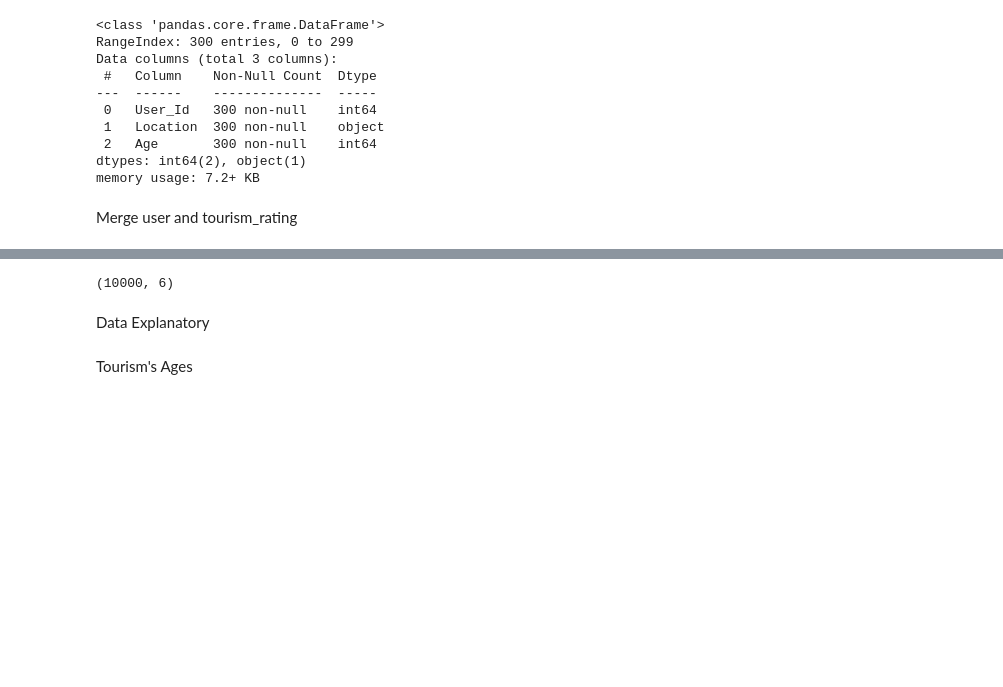
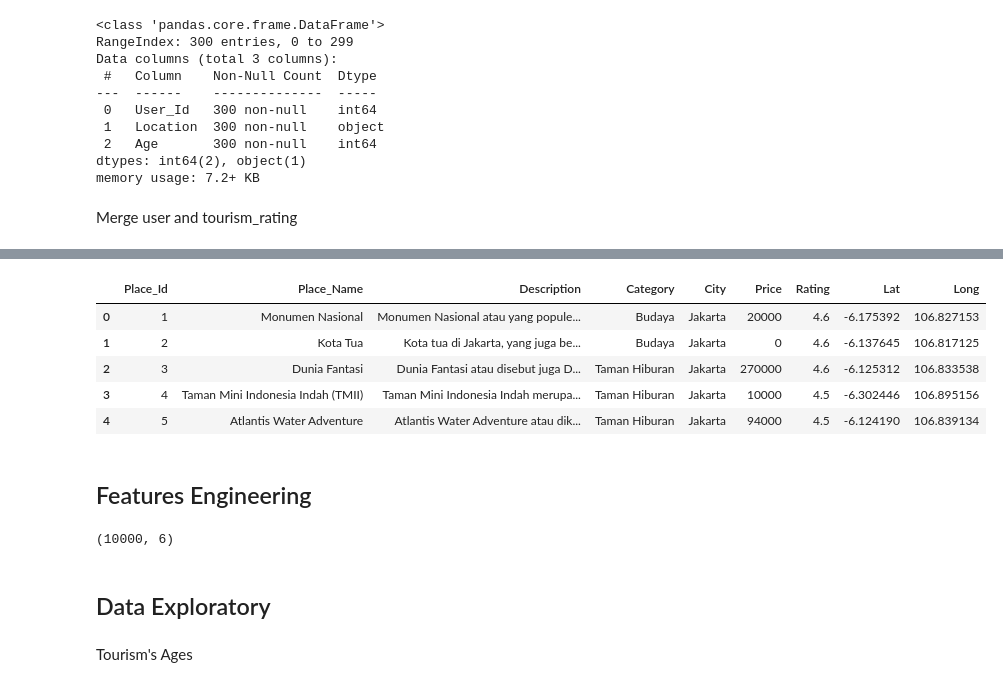
Before and after one commit to alrappie/Indonesia-Tourism-Destination, a Jupyter notebook: main.ipynb, the cells around one changed output, grey strips where cells are left out. Drawn from its saved outputs; the diff is of its cells as text; code cells hidden in the pictures; blank space fills up the shorter version.

```diff
--- a/main.ipynb
+++ b/main.ipynb
@@ -194,3 +190,14 @@ Data Engineering
+# %%
+tourism_with_id.head()
+# %% [output]
+|  | Place_Id | Place_Name | Description | Category | City | Price | Rating | Lat | Long |
+| 0 | 1 | Monumen Nasional | Monumen Nasional atau yang popule... | Budaya | Jakarta | 20000 | 4.6 | -6.175392 | 106.827153 |
+| 1 | 2 | Kota Tua | Kota tua di Jakarta, yang juga be... | Budaya | Jakarta | 0 | 4.6 | -6.137645 | 106.817125 |
+| 2 | 3 | Dunia Fantasi | Dunia Fantasi atau disebut juga D... | Taman Hiburan | Jakarta | 270000 | 4.6 | -6.125312 | 106.833538 |
+| 3 | 4 | Taman Mini Indonesia Indah (TMII) | Taman Mini Indonesia Indah merupa... | Taman Hiburan | Jakarta | 10000 | 4.5 | -6.302446 | 106.895156 |
+| 4 | 5 | Atlantis Water Adventure | Atlantis Water Adventure atau dik... | Taman Hiburan | Jakarta | 94000 | 4.5 | -6.124190 | 106.839134 |
+# %% [markdown]
+## Features Engineering
 # %%
 user_tourism_rating['City'] = user_tourism_rating['Location'].apply(lambda x:x.split(',')[0])
 user_tourism_rating['Province'] = user_tourism_rating['Location'].apply(lambda x:x.split(',')[1].strip())
@@ -200,8 +207,8 @@ user_tourism_rating.loc[user_tourism_rating.Province == 'DIY','Province'] = 'Yog
 user_tourism_rating.shape
 # %% [output]
 (10000, 6)
-# %% [markdown]
-Data Explanatory
+# %% [markdown]
+## Data Exploratory
 # %% [markdown]
 Tourism's Ages
 # %%
```
Also changed, not shown: parts of 20 cells of this notebook.
